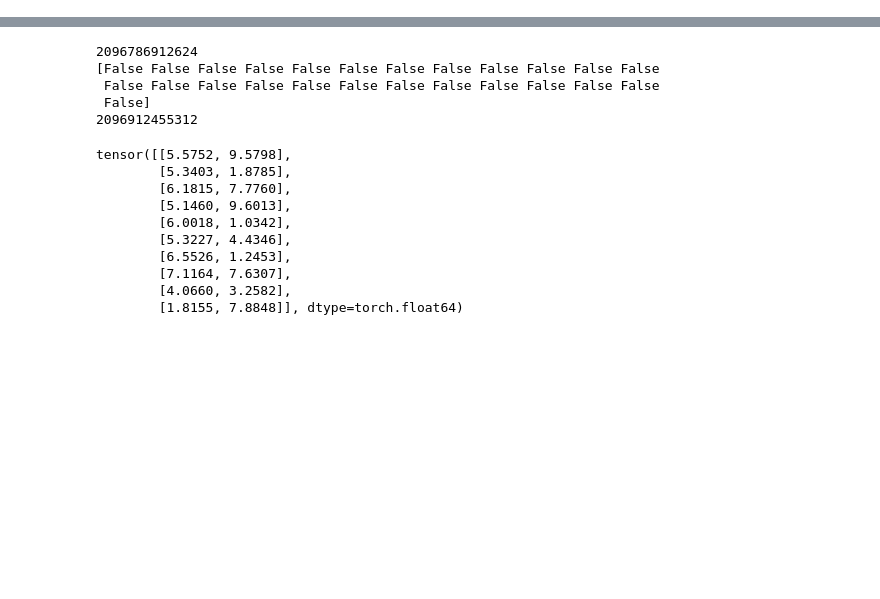
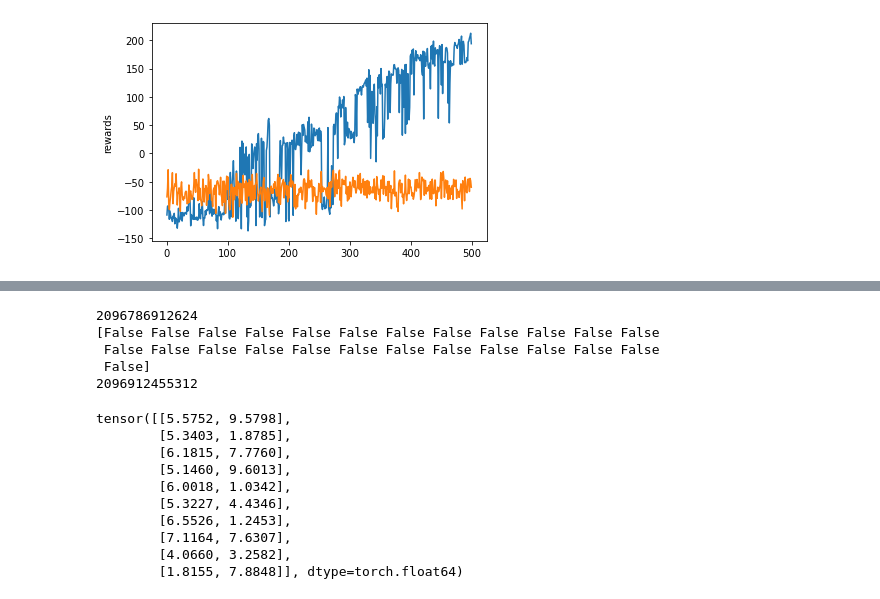
Before and after one commit to DevelData/mscHRL, a Jupyter notebook: sac.ipynb, the cells around one changed output, grey strips where cells are left out. Drawn from its saved outputs; the diff is of its cells as text; code cells hidden in the pictures; blank space fills up the shorter version.

```diff
--- a/sac.ipynb
+++ b/sac.ipynb
@@ -12,0 +69,15 @@ import gym
+# %%
+bw_df = pd.DataFrame({"sac_obs1": sac_obs1,
+                      "sac_obs2": sac_obs2,
+                      "sac_obs3": sac_obs3,
+                      "hidio_obs1": hidio_obs1,
+                      "hidio_obs2": hidio_obs2,
+                      "hidio_obs3": hidio_obs3})
+bw_df["sac_mean"] = bw_df[["sac_obs1", "sac_obs2", "sac_obs3"]].mean(axis=1)
+bw_df["hidio_mean"] = bw_df[["hidio_obs1", "hidio_obs2", "hidio_obs3"]].mean(axis=1)
+sns.lineplot(data=bw_df, x=bw_df.index, y="sac_mean")
+sns.lineplot(data=bw_df, x=bw_df.index, y="hidio_mean")
+plt.ylabel("rewards")
+plt.show()
+# %% [output]
+[figure, added]
```
Also changed, not shown: parts of 8 cells of this notebook, 28 other files.
